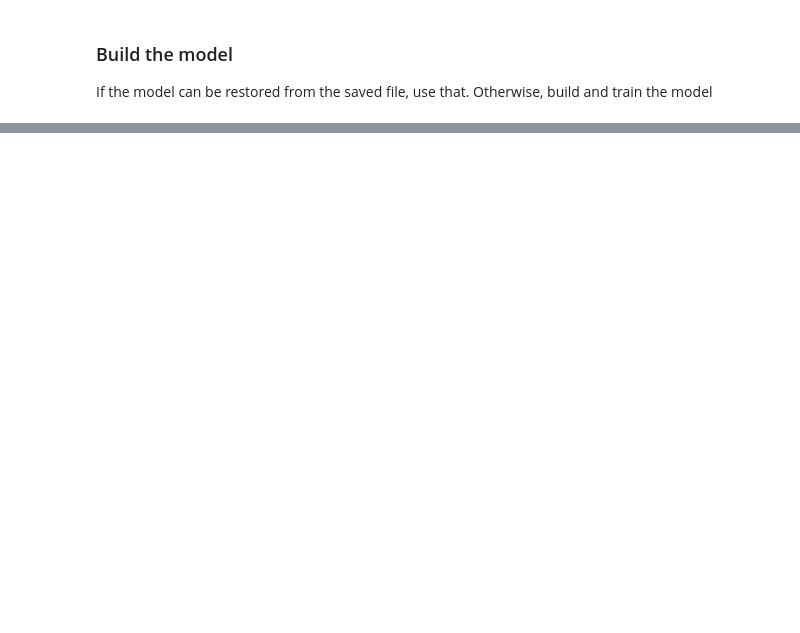
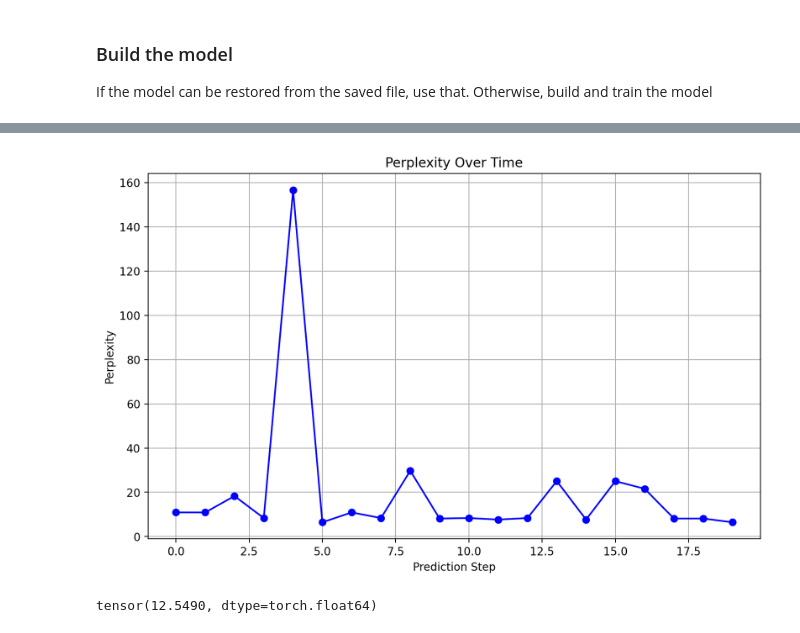
Before and after one commit to TeoVargo/SubmissionFolder, a Jupyter notebook: PureIntervalBook.ipynb, the cells around one changed output, grey strips where cells are left out. Saved outputs shown, nothing was run; the diff lists cells and outputs as text; code cells hidden in the pictures; blank space fills up the shorter version.

```diff
--- a/PureIntervalBook.ipynb
+++ b/PureIntervalBook.ipynb
@@ -280,6 +327,9 @@ def predict_next_note(
   step = tf.maximum(0, step)
   duration = tf.maximum(0, duration)
 
+  # pitch needs to be bound for interval model, so
+  pitch = tf.maximum(30, pitch)
+  pitch = tf.minimum(100, pitch)
 
   return int(pitch), int(interval), float(step), float(duration), interval_logits
 # %%
@@ -325,7 +375,7 @@ def note_loop(song):
     end = start + duration
     agg_logits.append(interval_logits)
     target_note = test_notes['interval'].iloc[seq_length + i].astype(int)
-    pplex.append(calc_unit_perplexity([interval_logits], [target_note]))
+    pplex.append(calc_unit_perplexity([interval_logits], [target_note + 24]))
     # TODO:
     # This line has to change when you change the inputs to the model.  The input_note
     # that is getting appended to input notes needs to have the correct number and order of
@@ -352,5 +402,6 @@ def note_loop(song):
   return test_notes[:len(full_sequence)], full_sequence, generated_notes, title, performer, agg_logits, pplex
 # %%
 run_list = test_list
+song = run_list[4]
 #run_list = [41, 42, 74, 75, 89]
-targets, full_sequence, generated_notes, title, performer, agg_logits, pplex = note_loop(run_list[1])
+targets, full_sequence, generated_notes, title, performer, agg_logits, pplex = note_loop(song)
@@ -357,14 +429,15 @@ targets, full_sequence, generated_notes, title, performer, agg_logits, pplex = n
 # %%
 import matplotlib.pyplot as plt
 
 # Plot pplex as a line graph
 plt.figure(figsize=(10, 6))
-plt.yscale('log')
 plt.plot(pplex, marker='o', linestyle='-', color='b')
 plt.title('Perplexity Over Time')
 plt.xlabel('Prediction Step')
 plt.ylabel('Perplexity')
 plt.grid(True)
 plt.show()
+# %% [output]
+[figure, added]
 # %%
 def calc_perplexity(agg_logits, target, num_predictions):
@@ -380,3 +452,7 @@ calc_perplexity(agg_logits, targets, num_predictions) # logits are between 0,49,
+# %%
+calc_perplexity(agg_logits, targets, num_predictions)
+# %% [output]
+tensor(12.5490, dtype=torch.float64)
 # %%
 my_functions.plot_notes(full_sequence, seq_length ,heading=f'Predictions: {title}-{performer}')
 my_functions.plot_notes(targets, seq_length, heading=f'Actual: {title}-{performer}')
```
Also changed, not shown: parts of 11 cells of this notebook, 3 other files.
